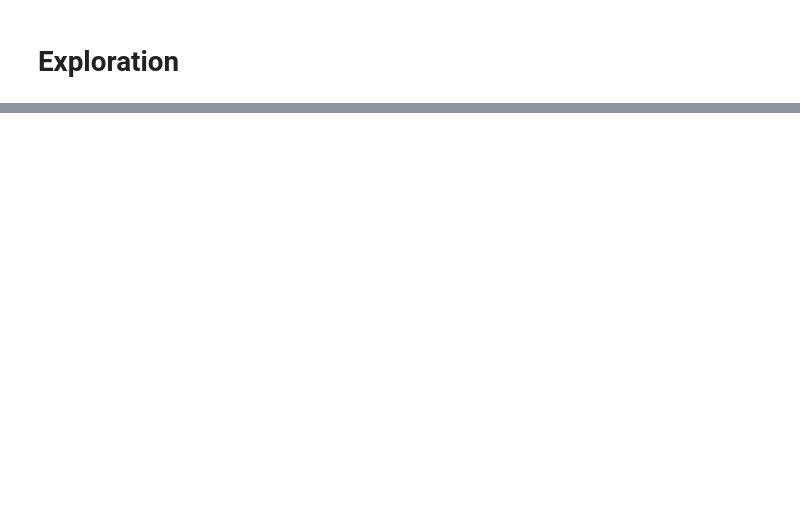
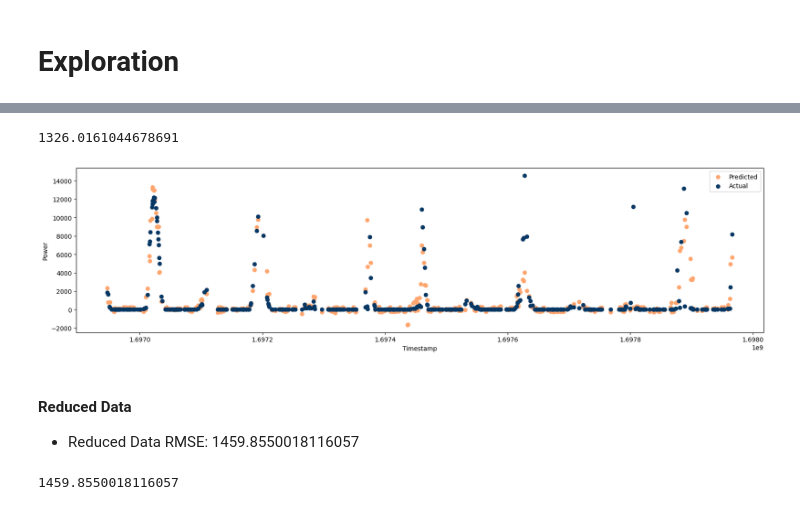
Before and after one commit to raalwa/GreenAI_machine_learning, a Jupyter notebook: pre_processing.ipynb, the cells around one changed output, grey strips where cells are left out. Cells and saved outputs as stored; diff of their text form; code cells hidden in the pictures; blank space fills up the shorter version.

```diff
--- a/pre_processing.ipynb
+++ b/pre_processing.ipynb
@@ -160,0 +115,2 @@ df_processed.corr()
+# %%
+X_train_complete, X_test_complete, y_train_complete, y_test_complete = train_test_split(X_complete, y_complete, test_size=0.3, random_state=101)
@@ -160,0 +128,5 @@ df_processed.corr()
+# %%
+from sklearn.preprocessing import StandardScaler
+from sklearn.svm import SVR
+StdS_X = StandardScaler()
+StdS_y = StandardScaler()
@@ -160,0 +136,9 @@ df_processed.corr()
+# %%
+y_train_complete_shaped = y_train_complete.to_numpy().reshape(-1,1)
+X_train_complete_scaled = StdS_X.fit_transform(X_train_complete)
+y_train_complete_scaled = StdS_y.fit_transform(y_train_complete_shaped)
+regressor_complete = SVR(kernel='rbf')
+regressor_complete.fit(X_train_complete_scaled,y_train_complete_scaled.ravel())
+pred_complete = StdS_y.inverse_transform(regressor_complete.predict(StdS_X.transform(X_test_complete)).reshape(-1,1))
+RMSE_complete = mean_squared_error(y_test_complete,pred_complete,squared=False)
+print(RMSE_complete)
@@ -160,0 +174,39 @@ df_processed.corr()
+# %%
+y_train_complete_shaped = y_train_complete.to_numpy().reshape(-1,1)
+X_train_complete_scaled = StdS_X.fit_transform(X_train_complete)
+y_train_complete_scaled = StdS_y.fit_transform(y_train_complete_shaped)
+regressor_complete = SVR(C=10, coef0=10, gamma='auto', kernel='poly')
+regressor_complete.fit(X_train_complete_scaled,y_train_complete_scaled.ravel())
+pred_complete = StdS_y.inverse_transform(regressor_complete.predict(StdS_X.transform(X_test_complete)).reshape(-1,1))
+RMSE_complete = mean_squared_error(y_test_complete,pred_complete,squared=False)
+print(RMSE_complete)
+# %% [output]
+1326.0161044678691
+# %%
+fig, ax = plt.subplots()
+
+ax.scatter(X_test_complete['dt'], pred_complete, color='#ffa66f', label="Predicted")
+ax.scatter(X_test_complete['dt'], y_test_complete, color='#073763', label="Actual")
+legend = ax.legend(loc='upper right')
+# ax.bar(hours, pred_complete)
+fig.set_figwidth(20)
+# plt.xticks(hours)
+plt.ylabel("Power")
+plt.xlabel("Timestamp")
+plt.show()
+# %% [output]
+[figure, added]
+# %% [markdown]
+#### Reduced Data
+- Reduced Data RMSE: 1459.8550018116057
+# %%
+y_train_reduced_shaped = y_train_reduced.to_numpy().reshape(-1,1)
+X_train_reduced_scaled = StdS_X.fit_transform(X_train_reduced)
+y_train_reduced_scaled = StdS_y.fit_transform(y_train_reduced_shaped)
+regressor_reduced = SVR(kernel='rbf')
+regressor_reduced.fit(X_train_reduced_scaled,y_train_reduced_scaled.ravel())
+pred_reduced = StdS_y.inverse_transform(regressor_reduced.predict(StdS_X.transform(X_test_reduced)).reshape(-1,1))
+RMSE_reduced = mean_squared_error(y_test_reduced,pred_reduced,squared=False)
+print(RMSE_reduced)
+# %% [output]
+1459.8550018116057
```
Also changed, not shown: parts of 92 cells of this notebook.
